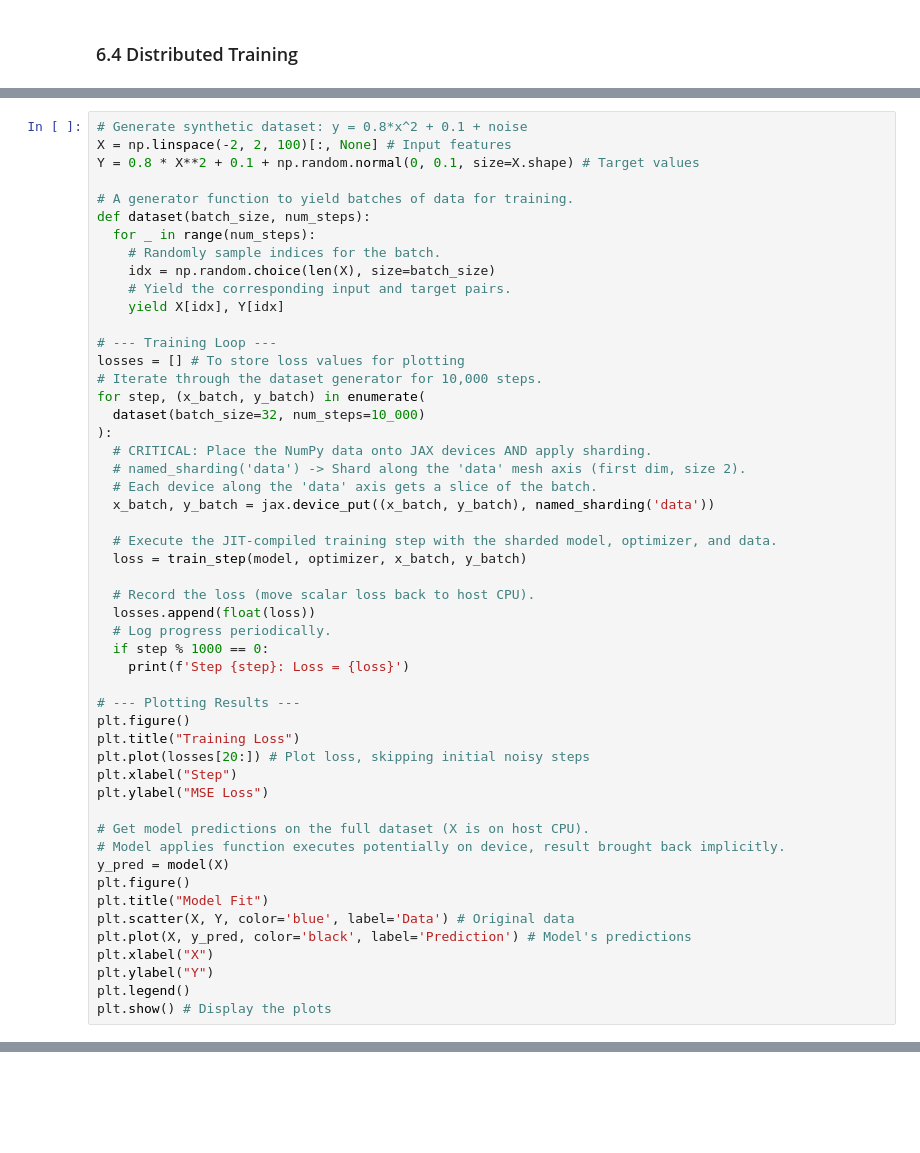
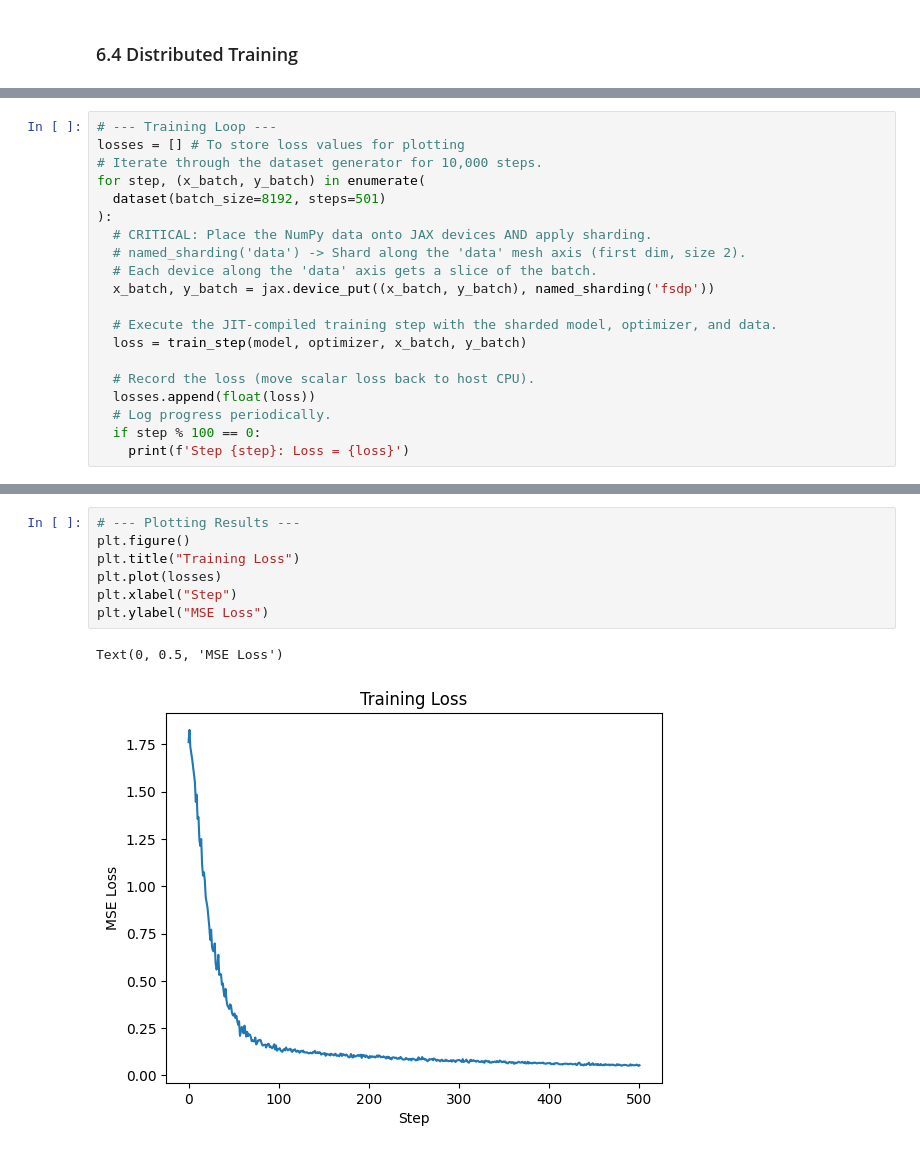
Before and after one commit to sshkhr/MinText, a Jupyter notebook: docs/tutorials/2_Data_Parallel_and_FSDP.ipynb, the cells around one changed output, grey strips where cells are left out. Drawn from its saved outputs; the diff is of its cells as text; blank space fills up the shorter version.

```diff
--- a/docs/tutorials/2_Data_Parallel_and_FSDP.ipynb
+++ b/docs/tutorials/2_Data_Parallel_and_FSDP.ipynb
@@ -814,26 +898,14 @@ def train_step(model: MLP, optimizer: SGD, x, y):
 # %%
-# Generate synthetic dataset: y = 0.8*x^2 + 0.1 + noise
-X = np.linspace(-2, 2, 100)[:, None] # Input features
-Y = 0.8 * X**2 + 0.1 + np.random.normal(0, 0.1, size=X.shape) # Target values
-
-# A generator function to yield batches of data for training.
-def dataset(batch_size, num_steps):
-  for _ in range(num_steps):
-    # Randomly sample indices for the batch.
-    idx = np.random.choice(len(X), size=batch_size)
-    # Yield the corresponding input and target pairs.
-    yield X[idx], Y[idx]
-
 # --- Training Loop ---
 losses = [] # To store loss values for plotting
 # Iterate through the dataset generator for 10,000 steps.
 for step, (x_batch, y_batch) in enumerate(
-  dataset(batch_size=32, num_steps=10_000)
+  dataset(batch_size=8192, steps=501)
 ):
   # CRITICAL: Place the NumPy data onto JAX devices AND apply sharding.
   # named_sharding('data') -> Shard along the 'data' mesh axis (first dim, size 2).
   # Each device along the 'data' axis gets a slice of the batch.
-  x_batch, y_batch = jax.device_put((x_batch, y_batch), named_sharding('data'))
+  x_batch, y_batch = jax.device_put((x_batch, y_batch), named_sharding('fsdp'))
 
   # Execute the JIT-compiled training step with the sharded model, optimizer, and data.
   loss = train_step(model, optimizer, x_batch, y_batch)
@@ -841,25 +913,6 @@ for step, (x_batch, y_batch) in enumerate(
   # Record the loss (move scalar loss back to host CPU).
   losses.append(float(loss))
   # Log progress periodically.
-  if step % 1000 == 0:
+  if step % 100 == 0:
     print(f'Step {step}: Loss = {loss}')
-
-# --- Plotting Results ---
-plt.figure()
-plt.title("Training Loss")
-plt.plot(losses[20:]) # Plot loss, skipping initial noisy steps
-plt.xlabel("Step")
-plt.ylabel("MSE Loss")
-
-# Get model predictions on the full dataset (X is on host CPU).
-# Model applies function executes potentially on device, result brought back implicitly.
-y_pred = model(X)
-plt.figure()
-plt.title("Model Fit")
-plt.scatter(X, Y, color='blue', label='Data') # Original data
-plt.plot(X, y_pred, color='black', label='Prediction') # Model's predictions
-plt.xlabel("X")
-plt.ylabel("Y")
-plt.legend()
-plt.show() # Display the plots
 # %% [output]
@@ -877,0 +925,10 @@ Step 9000: Loss = 0.013571878895163536
+# %%
+# --- Plotting Results ---
+plt.figure()
+plt.title("Training Loss")
+plt.plot(losses)
+plt.xlabel("Step")
+plt.ylabel("MSE Loss")
+# %% [output]
+Text(0, 0.5, 'MSE Loss')
+[figure, added]
```
Also changed, not shown: parts of 17 cells of this notebook.
